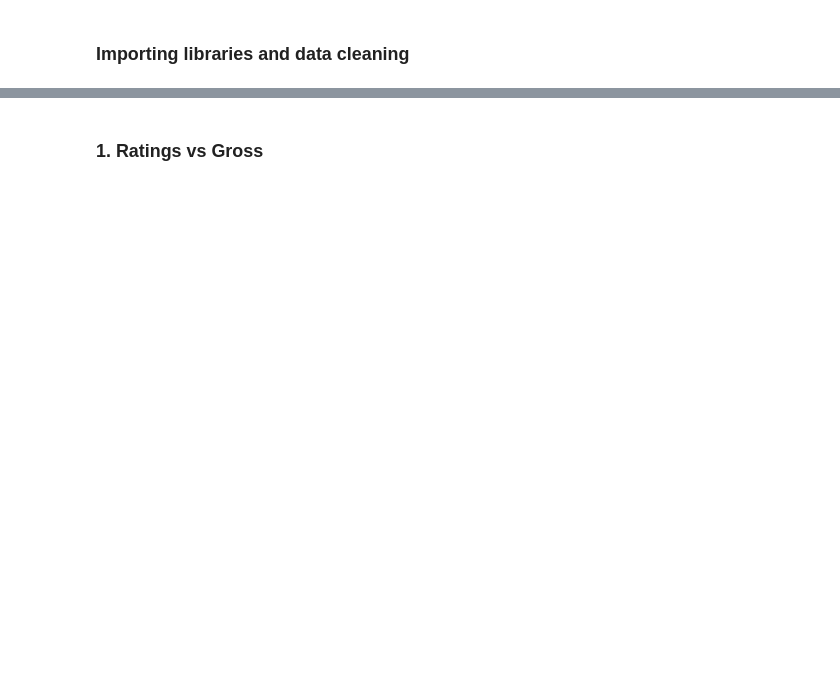
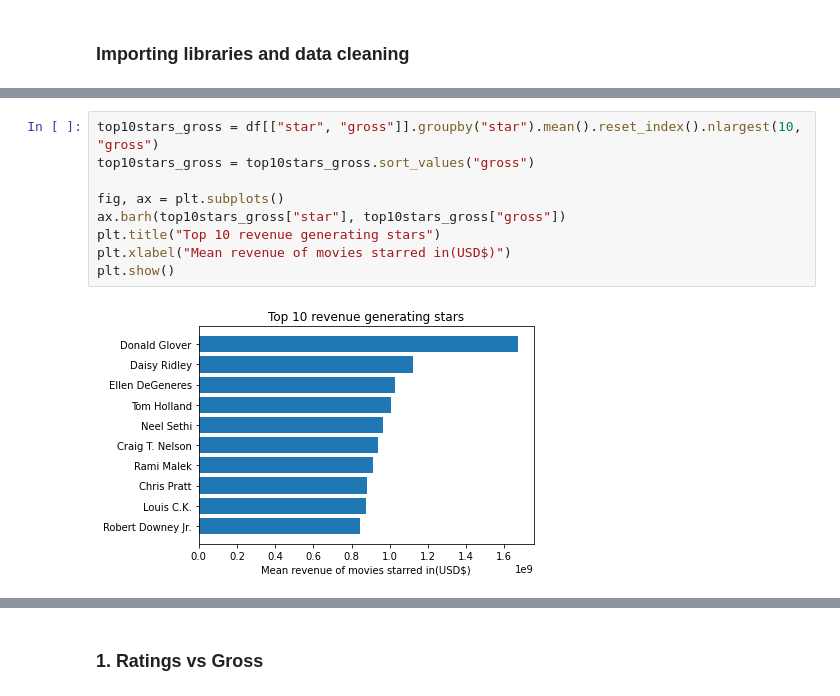
Before and after one commit to soaza/dao2702-project, a Jupyter notebook: movies_analysis.ipynb, the cells around one changed output, grey strips where cells are left out. Saved outputs shown, nothing was run; the diff lists cells and outputs as text; blank space fills up the shorter version.

```diff
--- a/movies_analysis.ipynb
+++ b/movies_analysis.ipynb
@@ -19,0 +103,11 @@ cleaned_df = cleaned_df.dropna()
+# %%
+top10stars_gross = df[["star", "gross"]].groupby("star").mean().reset_index().nlargest(10, "gross")
+top10stars_gross = top10stars_gross.sort_values("gross")
+
+fig, ax = plt.subplots()
+ax.barh(top10stars_gross["star"], top10stars_gross["gross"])
+plt.title("Top 10 revenue generating stars")
+plt.xlabel("Mean revenue of movies starred in(USD$)")
+plt.show()
+# %% [output]
+[figure, added]
```
Also changed, not shown: parts of 15 cells of this notebook.
